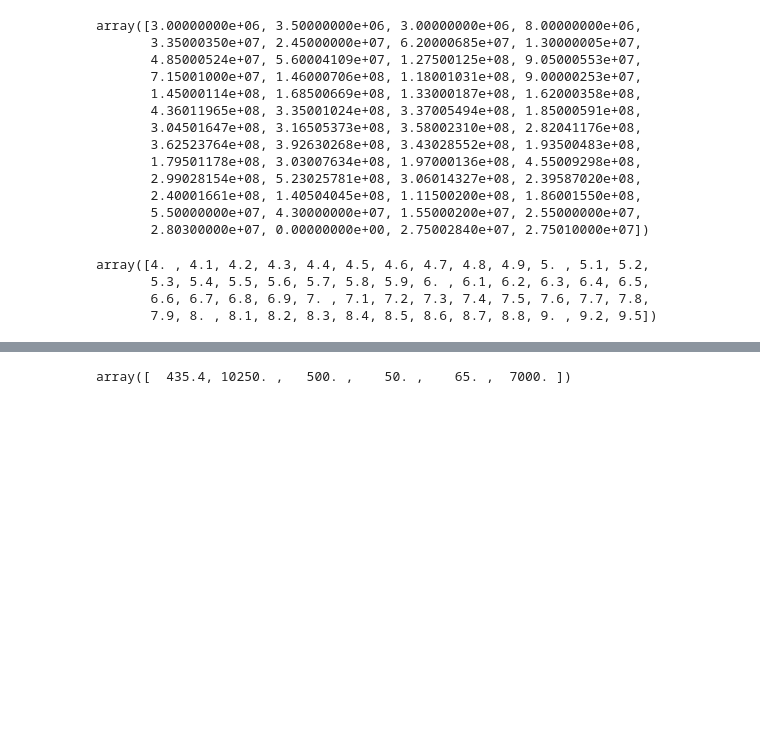
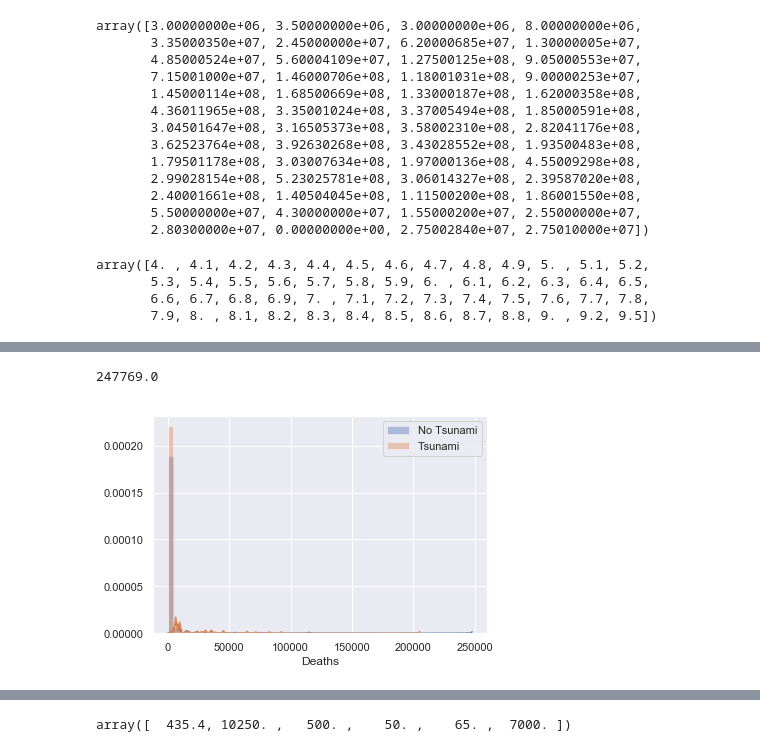
Before and after one commit to labs13-quake-viewer/ds-notebooks, a Jupyter notebook: Plots.ipynb, the cells around one changed output, grey strips where cells are left out. Cells and saved outputs as stored; diff of their text form; code cells hidden in the pictures; blank space fills up the shorter version.

```diff
--- a/Plots.ipynb
+++ b/Plots.ipynb
@@ -546,0 +584,12 @@ without_tsu.describe()
+# %%
+copy_of_damage['Deaths'].max()
+# %% [output]
+247769.0
+# %%
+df= copy_of_damage.copy()
+bins = None # list(range(0, 300000, 300000))
+sns.distplot(df.loc[df['Tsunami']==0, 'Deaths'], bins=bins, kde=True, label='No Tsunami');
+sns.distplot(df.loc[df['Tsunami']==1, 'Deaths'], bins=bins, kde=True, label='Tsunami');
+plt.legend();
+# %% [output]
+[figure, added]
```
Also changed, not shown: parts of 5 cells of this notebook.
